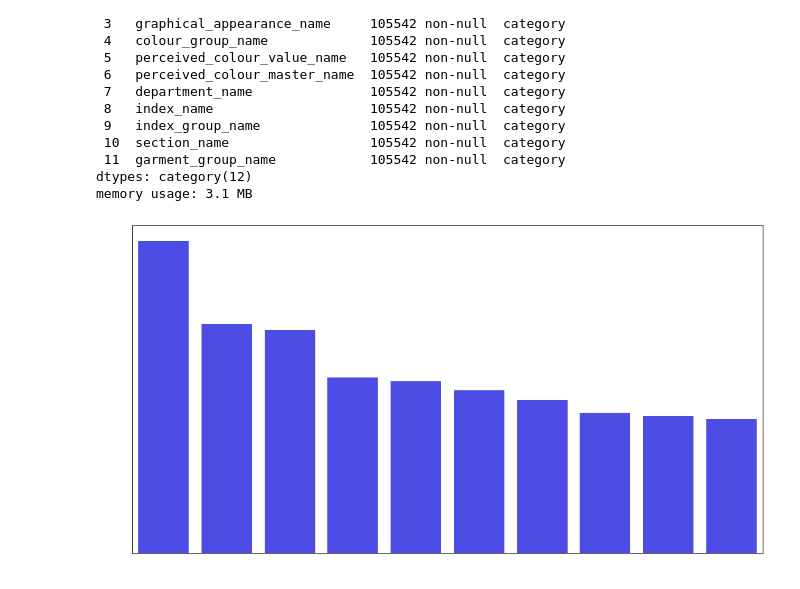
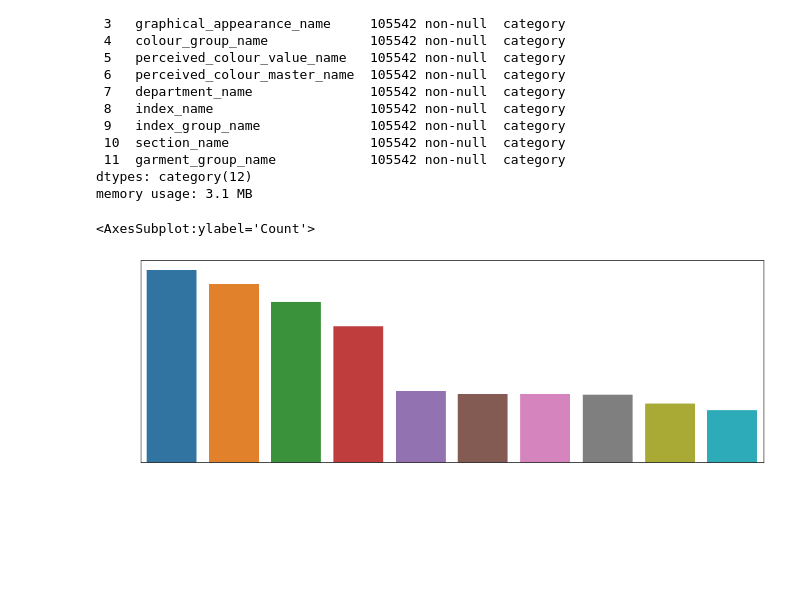
Before and after one commit to kshitijmohan15/Data-Analysis, a Jupyter notebook: H&M Analysis/h&m_analysis.ipynb, the cells around one changed output. Drawn from its saved outputs; the diff is of its cells as text; code cells hidden in the pictures; blank space fills up the shorter version.

Commit message:
bar graphs completed

```diff
--- a/H&M Analysis/h&m_analysis.ipynb
+++ b/H&M Analysis/h&m_analysis.ipynb
@@ -207,9 +223,8 @@ dtypes: category(12)
 memory usage: 3.1 MB
 # %%
 import seaborn as sns
-
-plt.figure(figsize=(15, 8))
-sns.barplot(prod_name_values.head(10).index, prod_name_values.head(10).prod_name, alpha=0.8, color='blue')
-plt.show()
+plt.figure(figsize =(15,5))
+sns.barplot(x=product_type_name_values.head(10).index, y="Count", data=product_type_name_values.head(10))
 # %% [output]
+<AxesSubplot:ylabel='Count'>
-[figure, old version]
+[figure, new version]
```
Also changed, not shown: parts of 1 cell of this notebook.
